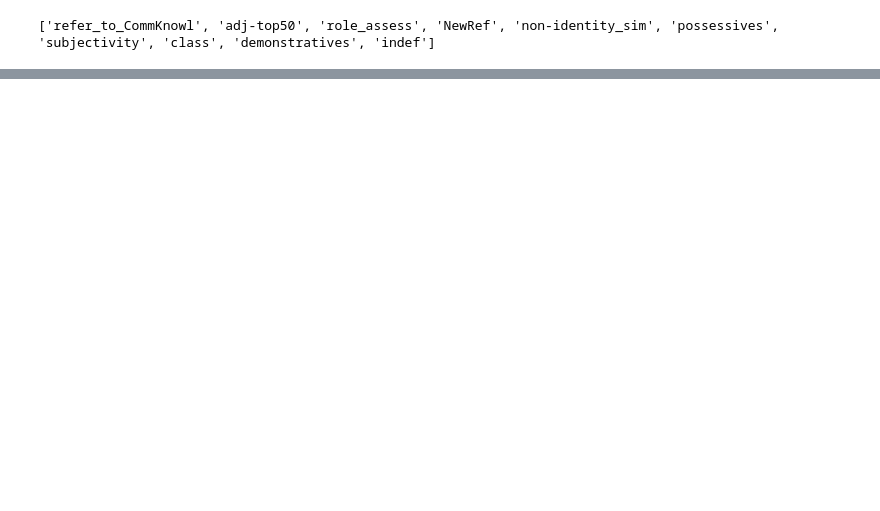
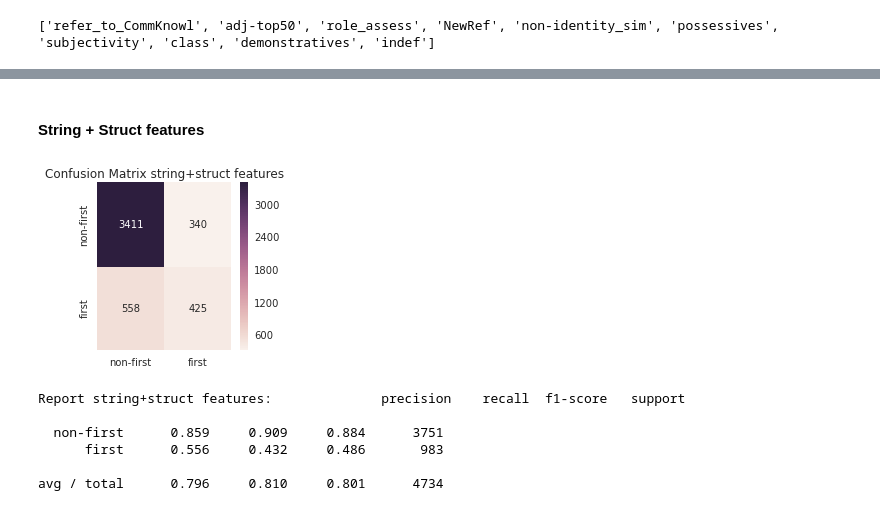
Before and after one commit to max-ionov/rucoref, a Jupyter notebook: notebooks/first-mention.ipynb, the cells around one changed output, grey strips where cells are left out. Cells and saved outputs as stored; diff of their text form; code cells hidden in the pictures; blank space fills up the shorter version.

```diff
--- a/notebooks/first-mention.ipynb
+++ b/notebooks/first-mention.ipynb
@@ -542,6 +95,0 @@ wordlists.keys()
-# %%
-chains_index = []
-for i, gs_chains in enumerate(gs['gs']):
-    chains_index.append({})
-    for chain_id in gs_chains['chains']:
-        chains_index[-1].update(dict((group_id, chain_id) for group_id in gs_chains['chains'][chain_id]))
@@ -705,0 +334,18 @@ def get_features_binary_no_singletons(feature_zones=('string, struct', 'lists'))
+# %% [markdown]
+#### String + Struct features
+# %%
+first_mention_clf = FirstMentionClassifier()
+first_mention_clf.prepare_data(rucoref, random_state=random_state, feature_zones=('string', 'struct'))
+clf = RandomForestClassifier(n_estimators=200, random_state=random_state)
+sampler = sampler=SMOTE(ratio=first_mention_clf.ratio, verbose=False, kind='borderline1', random_state=random_state)
+
+first_mention_clf.fit(clf, sampler)
+first_mention_clf.test(test_name='string+struct features')
+# %% [output]
+[figure, added]
+Report string+struct features:              precision    recall  f1-score   support
+
+  non-first      0.859     0.909     0.884      3751
+      first      0.556     0.432     0.486       983
+
+avg / total      0.796     0.810     0.801      4734
```
Also changed, not shown: parts of 144 cells of this notebook.
